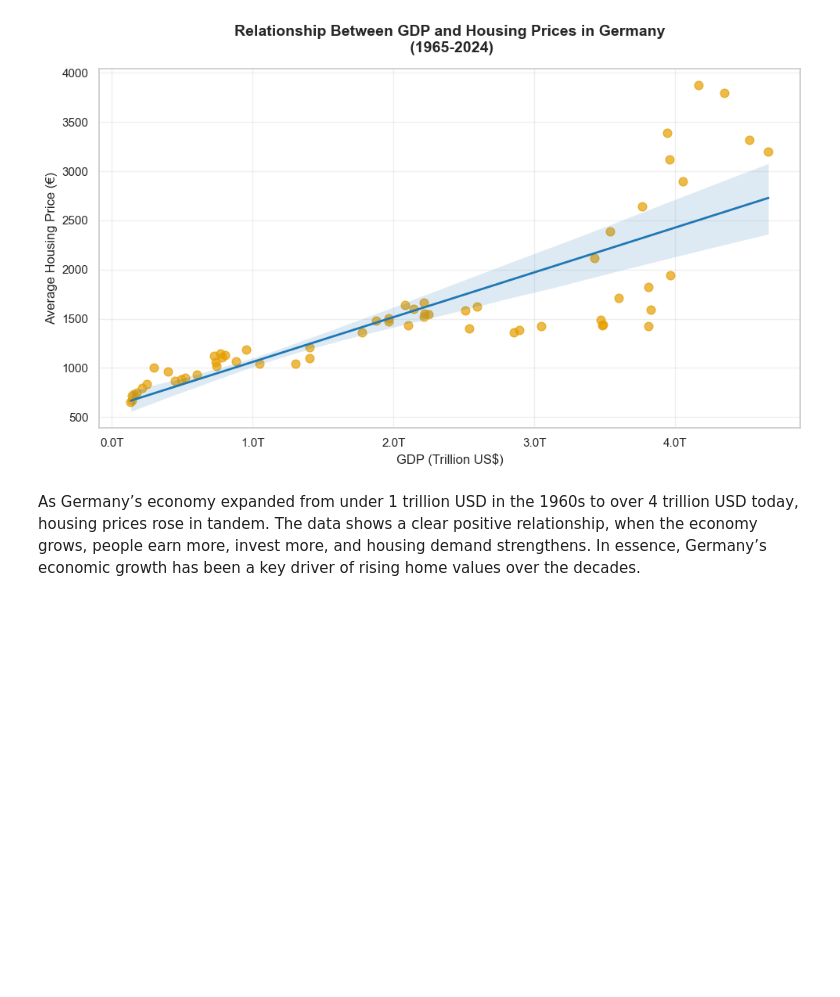
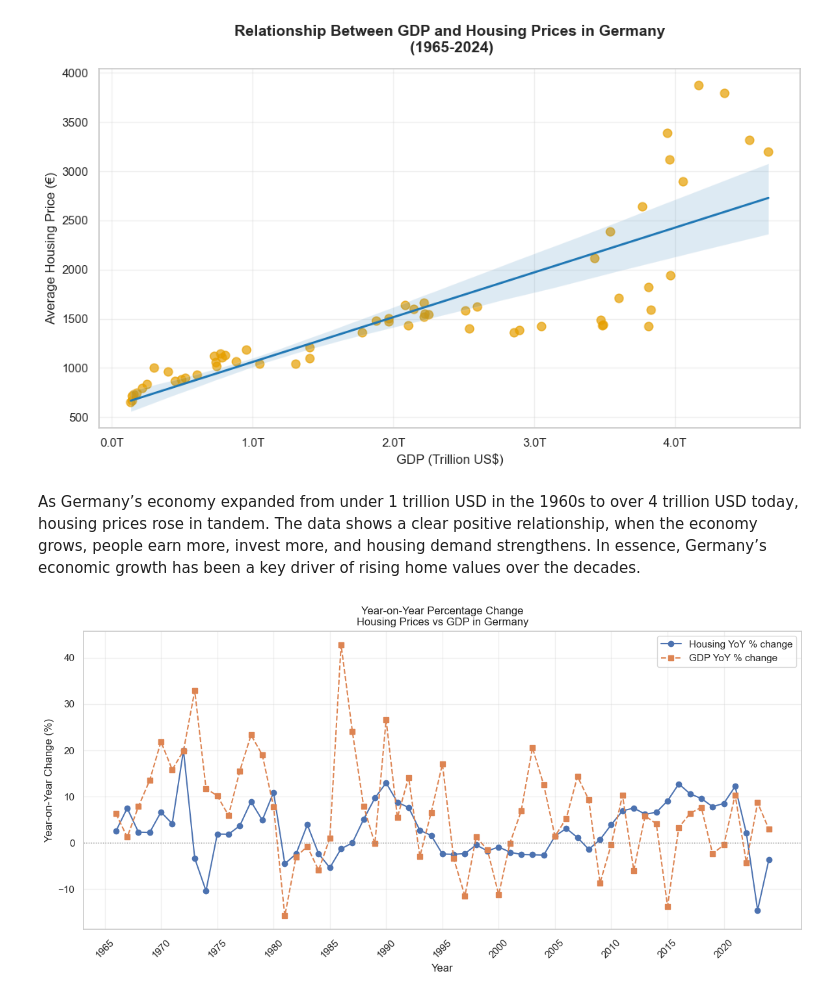
Before and after one commit to mansari40/DataStorytelling-German-Housing-Prices, a Jupyter notebook: GDP_vs_Housing.ipynb, the cells around one changed output. Cells and saved outputs as stored; diff of their text form; code cells hidden in the pictures; blank space fills up the shorter version.

Commit message:
percentage change commit

```diff
--- a/GDP_vs_Housing.ipynb
+++ b/GDP_vs_Housing.ipynb
@@ -226,3 +227,73 @@ plt.show()
 [figure]
 # %% [markdown]
 As Germany’s economy expanded from under 1 trillion USD in the 1960s to over 4 trillion USD today, housing prices rose in tandem. The data shows a clear positive relationship, when the economy grows, people earn more, invest more, and housing demand strengthens. In essence, Germany’s economic growth has been a key driver of rising home values over the decades.
+# %%
+sns.set_theme(style="whitegrid")
+
+gdp_raw = pd.read_csv("Data/GDP 1960-2024.csv", skiprows=4)
+
+# Filter Germany
+gdp_germany = gdp_raw[gdp_raw["Country Name"] == "Germany"].copy()
+gdp_germany = gdp_germany.drop(
+    columns=["Country Name", "Country Code", "Indicator Name", "Indicator Code"]
+)
+gdp_germany = gdp_germany.melt(var_name="Year", value_name="GDP (US$)")
+gdp_germany["Year"] = pd.to_numeric(gdp_germany["Year"], errors="coerce")
+gdp_germany["GDP (US$)"] = pd.to_numeric(gdp_germany["GDP (US$)"], errors="coerce")
+gdp_germany = gdp_germany.dropna(subset=["Year", "GDP (US$)"])
+
+# Load GREIX housing data
+greix = pd.read_excel("Data/GREIX_all_cities_data.xlsx")
+greix_national = greix[greix["City"] == "GREIX"].copy()
+yearly_prices = (
+    greix_national.groupby("Year", as_index=False)["Price"]
+    .mean()
+    .rename(columns={"Price": "Average_Price (€)"})
+)
+
+# Merge by Year
+merged_gdp = (
+    pd.merge(yearly_prices, gdp_germany, on="Year", how="inner")
+    .sort_values("Year")
+    .reset_index(drop=True)
+)
+
+# Year-on-year % change line chart
+
+gdp_df = merged_gdp.copy()
+gdp_df["Housing_YoY_%"] = gdp_df["Average_Price (€)"].pct_change() * 100
+gdp_df["GDP_YoY_%"] = gdp_df["GDP (US$)"].pct_change() * 100
+
+plt.figure(figsize=(12, 6))
+
+plt.plot(
+    gdp_df["Year"],
+    gdp_df["Housing_YoY_%"],
+    marker="o",
+    label="Housing YoY % change",
+)
+plt.plot(
+    gdp_df["Year"],
+    gdp_df["GDP_YoY_%"],
+    marker="s",
+    linestyle="--",
+    label="GDP YoY % change",
+)
+
+plt.axhline(0, color="grey", linewidth=1, linestyle=":")
+
+plt.title("Year-on-Year Percentage Change\nHousing Prices vs GDP in Germany")
+plt.xlabel("Year")
+plt.ylabel("Year-on-Year Change (%)")
+plt.legend()
+plt.grid(alpha=0.3)
+
+# X-axis ticks
+year_min = int(gdp_df["Year"].min())
+year_max = int(gdp_df["Year"].max())
+plt.xticks(range(year_min, year_max + 1, 5), rotation=45)
+
+plt.tight_layout()
+plt.show()
+# %% [output]
+[figure, added]
```
Also changed, not shown: parts of 6 cells of this notebook, 4 other files.
